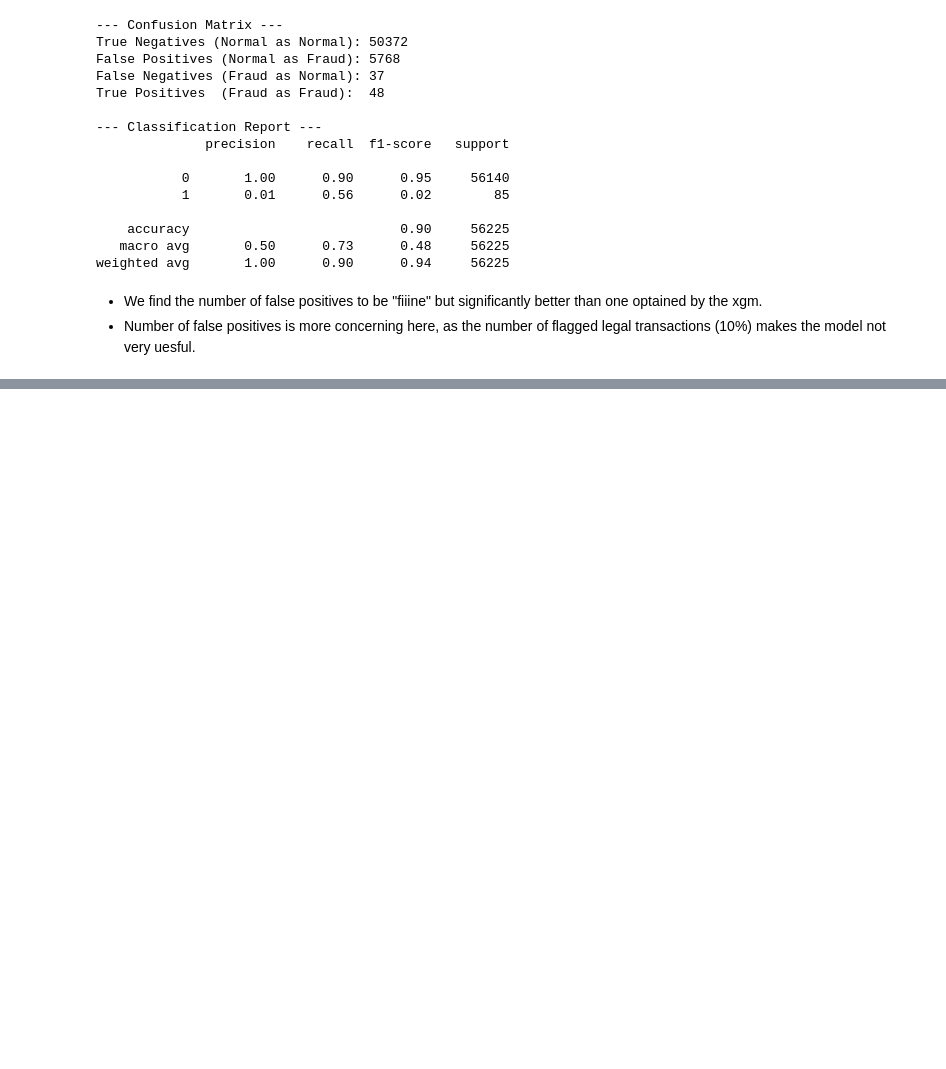
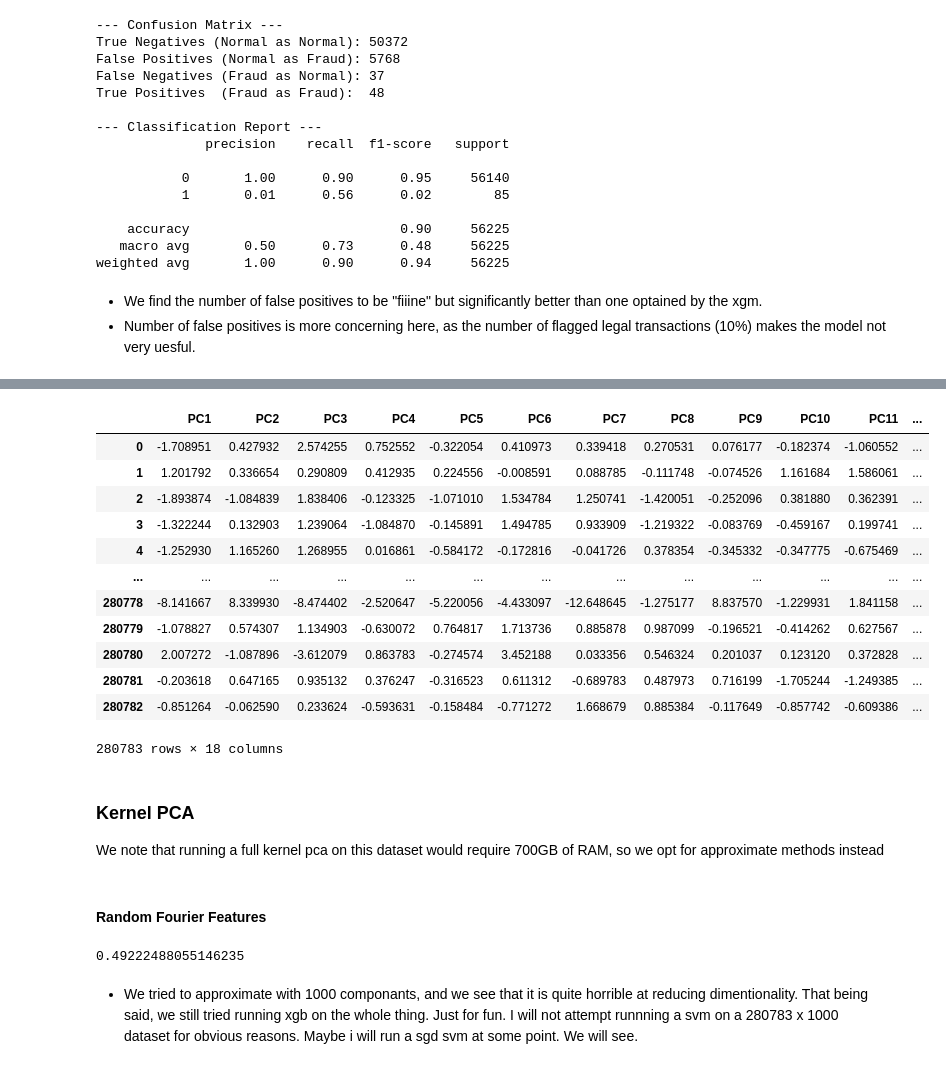
Before and after one commit to daansku/dsp-op, a Jupyter notebook: cc fraud/scripts/shit_cluster.ipynb, the cells around one changed output, grey strips where cells are left out. Drawn from its saved outputs; the diff is of its cells as text; code cells hidden in the pictures; blank space fills up the shorter version.

Commit message:
Added PCA and kernel PCA

```diff
--- a/cc fraud/scripts/shit_cluster.ipynb
+++ b/cc fraud/scripts/shit_cluster.ipynb
@@ -174,0 +183,9 @@ weighted avg       1.00      0.90      0.94     56225
+# %%
+
+for i in range(29):
+    pca = PCA(n_components=i+1)
+    pca.fit(X_worst)
+    print(pca.explained_variance_ratio_.sum())
+
+pca = PCA(n_components=18)
+X_worst_top18 = pca.fit_transform(X_worst)
@@ -174,0 +210,23 @@ weighted avg       1.00      0.90      0.94     56225
+# %%
+X_worst_top18_df = pd.DataFrame(X_worst_top18, columns=[f'PC{i+1}' for i in range(18)])
+X_worst_top18_df
+# %% [output]
+|  | PC1 | PC2 | PC3 | PC4 | PC5 | PC6 | PC7 | PC8 | PC9 | PC10 | PC11 | ... |
+| 0 | -1.708951 | 0.427932 | 2.574255 | 0.752552 | -0.322054 | 0.410973 | 0.339418 | 0.270531 | 0.076177 | -0.182374 | -1.060552 | ... |
+| 1 | 1.201792 | 0.336654 | 0.290809 | 0.412935 | 0.224556 | -0.008591 | 0.088785 | -0.111748 | -0.074526 | 1.161684 | 1.586061 | ... |
+| 2 | -1.893874 | -1.084839 | 1.838406 | -0.123325 | -1.071010 | 1.534784 | 1.250741 | -1.420051 | -0.252096 | 0.381880 | 0.362391 | ... |
+| 3 | -1.322244 | 0.132903 | 1.239064 | -1.084870 | -0.145891 | 1.494785 | 0.933909 | -1.219322 | -0.083769 | -0.459167 | 0.199741 | ... |
+| 4 | -1.252930 | 1.165260 | 1.268955 | 0.016861 | -0.584172 | -0.172816 | -0.041726 | 0.378354 | -0.345332 | -0.347775 | -0.675469 | ... |
+| ... | ... | ... | ... | ... | ... | ... | ... | ... | ... | ... | ... | ... |
+| 280778 | -8.141667 | 8.339930 | -8.474402 | -2.520647 | -5.220056 | -4.433097 | -12.648645 | -1.275177 | 8.837570 | -1.229931 | 1.841158 | ... |
+| 280779 | -1.078827 | 0.574307 | 1.134903 | -0.630072 | 0.764817 | 1.713736 | 0.885878 | 0.987099 | -0.196521 | -0.414262 | 0.627567 | ... |
+| 280780 | 2.007272 | -1.087896 | -3.612079 | 0.863783 | -0.274574 | 3.452188 | 0.033356 | 0.546324 | 0.201037 | 0.123120 | 0.372828 | ... |
+| 280781 | -0.203618 | 0.647165 | 0.935132 | 0.376247 | -0.316523 | 0.611312 | -0.689783 | 0.487973 | 0.716199 | -1.705244 | -1.249385 | ... |
+| 280782 | -0.851264 | -0.062590 | 0.233624 | -0.593631 | -0.158484 | -0.771272 | 1.668679 | 0.885384 | -0.117649 | -0.857742 | -0.609386 | ... |
+280783 rows × 18 columns
+# %% [markdown]
+### Kernel PCA
+
+We note that running a full kernel pca on this dataset would require 700GB of RAM, so we opt for approximate methods instead
+# %% [markdown]
+#### Random Fourier Features
@@ -174,0 +247,8 @@ weighted avg       1.00      0.90      0.94     56225
+# %%
+p = PCA(n_components=400)
+p.fit(Z)
+print(p.explained_variance_ratio_.sum())
+# %% [output]
+0.49222488055146235
+# %% [markdown]
+* We tried to approximate with 1000 componants, and we see that it is quite horrible at reducing dimentionality. That being said, we still tried running xgb on the whole thing. Just for fun. I will not attempt runnning a svm on a 280783 x 1000 dataset for obvious reasons. Maybe i will run a sgd svm at some point. We will see.
```
Also changed, not shown: parts of 11 cells of this notebook.
